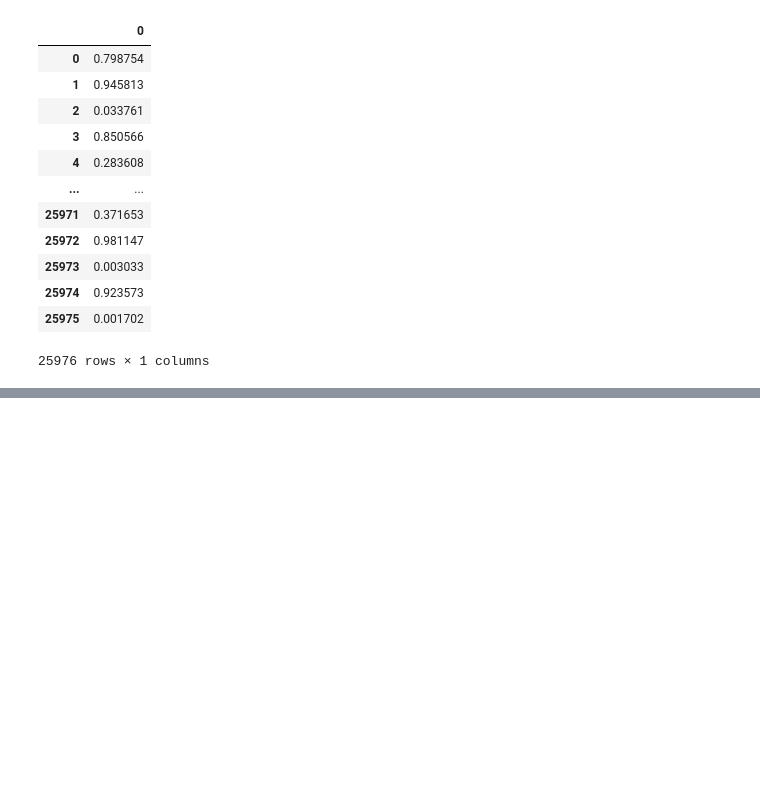
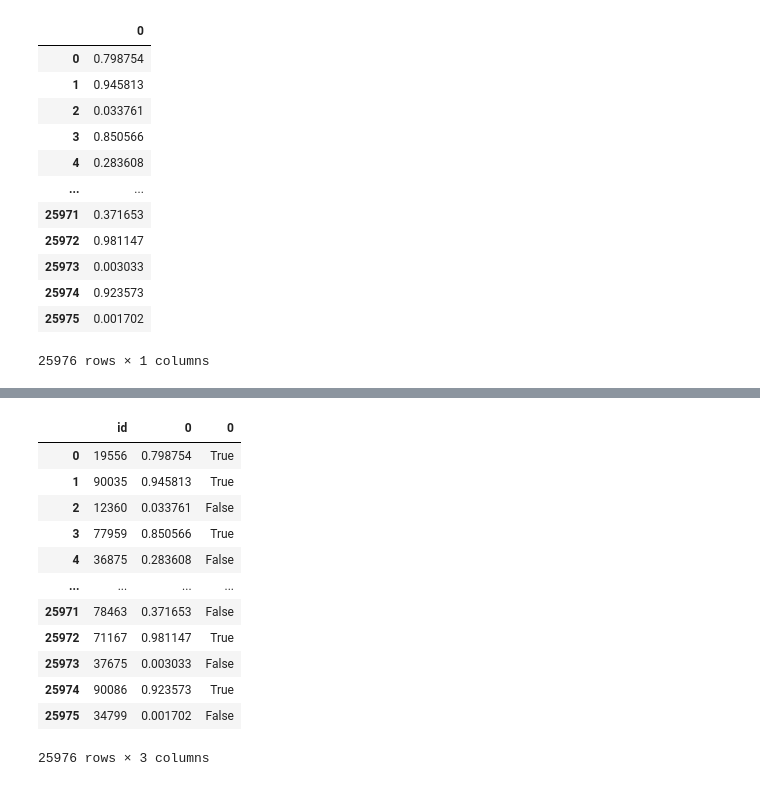
Before and after one commit to Tindoiimu/Python_data_analysis, a Jupyter notebook: 航空公司乘客满意度数据集.ipynb, the cells around one changed output, grey strips where cells are left out. Saved outputs shown, nothing was run; the diff lists cells and outputs as text; code cells hidden in the pictures; blank space fills up the shorter version.

```diff
--- a/航空公司乘客满意度数据集.ipynb
+++ b/航空公司乘客满意度数据集.ipynb
@@ -1070,3 +1073,7 @@ predicted_value_df
 | 25974 | 0.923573 |
 | 25975 | 0.001702 |
 25976 rows × 1 columns
+# %%
+airline_survey_test_id = airline_survey_test['id']
+airline_survey_test_id_df = pd.DataFrame(airline_survey_test_id)
+airline_survey_test_id_df
@@ -1072,0 +1094,3 @@ predicted_value_df
+# %%
+airline_survey_predicted = airline_survey_test_id_df.join(predicted_value_df)
+airline_survey_predicted
@@ -1072,0 +1111,4 @@ predicted_value_df
+# %%
+predicted_value_fifty_percent = predicted_value > 0.5
+predicted_value_fifty_percent_df = pd.DataFrame(predicted_value_fifty_percent)
+predicted_value_fifty_percent_df
@@ -1072,0 +1129,17 @@ predicted_value_df
+# %%
+predict_result = pd.concat([airline_survey_predicted,predicted_value_fifty_percent_df],axis = 1)
+predict_result
+# %% [output]
+|  | id | 0 | 0 |
+| 0 | 19556 | 0.798754 | True |
+| 1 | 90035 | 0.945813 | True |
+| 2 | 12360 | 0.033761 | False |
+| 3 | 77959 | 0.850566 | True |
+| 4 | 36875 | 0.283608 | False |
+| ... | ... | ... | ... |
+| 25971 | 78463 | 0.371653 | False |
+| 25972 | 71167 | 0.981147 | True |
+| 25973 | 37675 | 0.003033 | False |
+| 25974 | 90086 | 0.923573 | True |
+| 25975 | 34799 | 0.001702 | False |
+25976 rows × 3 columns
```
Also changed, not shown: parts of 10 cells of this notebook.
